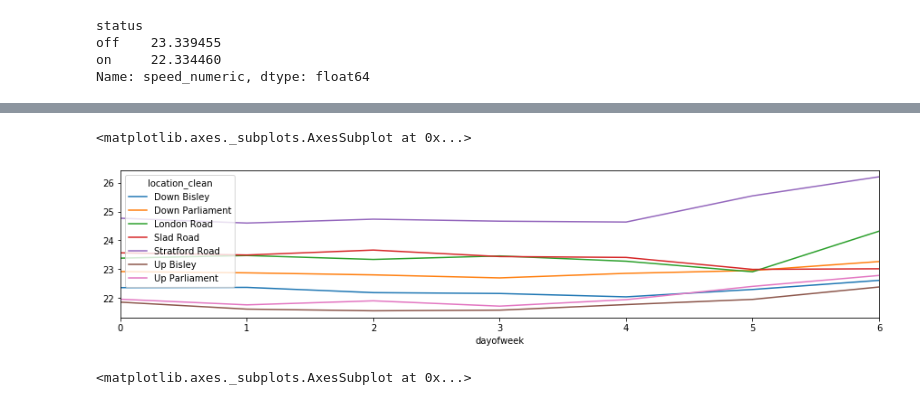
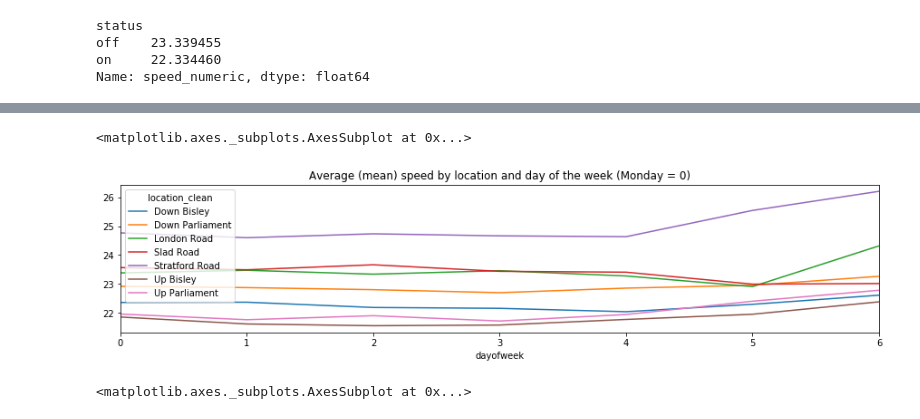
Before and after one commit to timgdavies/stroud-speed-data, a Jupyter notebook: Stroud Speeding Data.ipynb, the cells around one changed output, grey strips where cells are left out. Cells and saved outputs as stored; diff of their text form; code cells hidden in the pictures.

```diff
--- a/Stroud Speeding Data.ipynb
+++ b/Stroud Speeding Data.ipynb
@@ -156,9 +146,9 @@ These answers are crude, just poking the data to see how it looks. Would want to
 # %%
 # High-level mean speed by day of week (not very interesting)
-df.groupby(['dayofweek','location_clean']).mean()['speed_numeric'].unstack().plot(kind="line", figsize=[15,3])
+df.groupby(['dayofweek','location_clean']).mean()['speed_numeric'].unstack().plot(kind="line", figsize=[15,3], title="Average (mean) speed by location and day of the week (Monday = 0)")
 # %% [output]
 <matplotlib.axes._subplots.AxesSubplot at 0x...>
-[figure, old version]
+[figure, new version]
 # %%
 # High-level mean speed by hour of day
 speed_by_hour_of_day = df.groupby('hour').mean()['speed_numeric']
```
Also changed, not shown: parts of 69 cells of this notebook.
